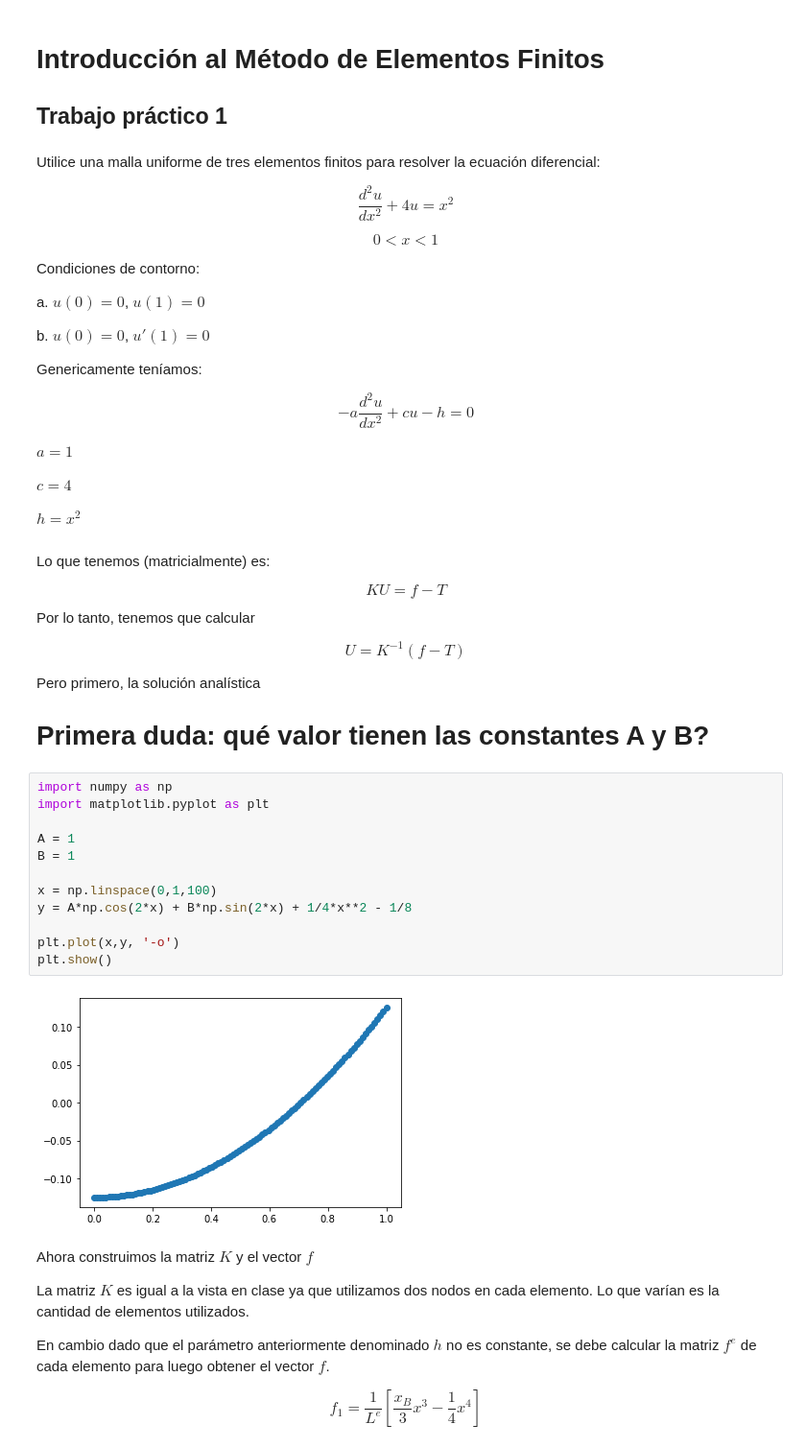
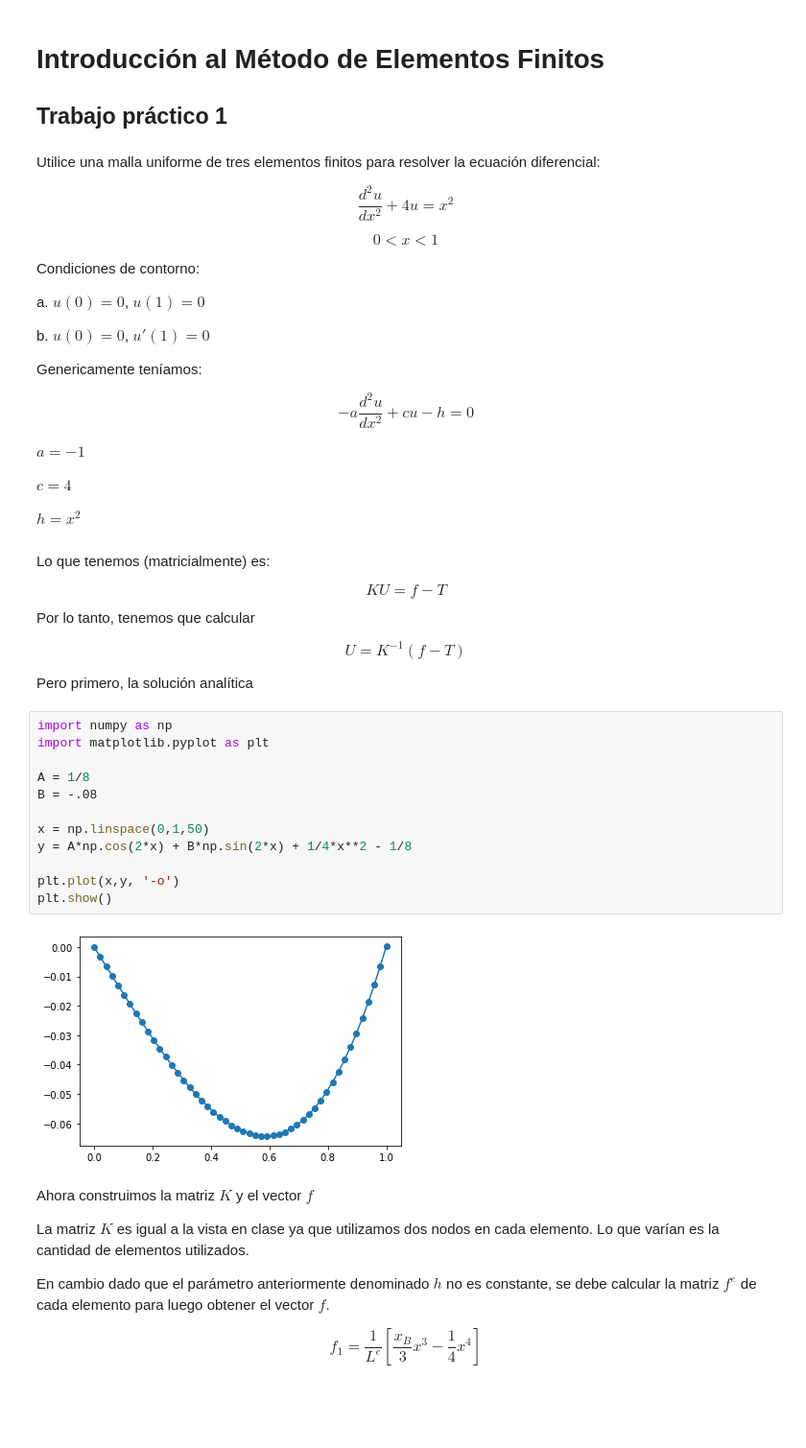
Before and after one commit to abonellitoro/imef_unsam, a Jupyter notebook: TP1/TP1.ipynb, the cells around one changed output. Shown at 96% size. Cells and saved outputs as stored; diff of their text form; blank space fills up the shorter version.

```diff
--- a/TP1/TP1.ipynb
+++ b/TP1/TP1.ipynb
@@ -27,7 +27,7 @@ $$
 - a \frac{d^2 u}{dx^2} + cu - h = 0
 $$
 
-$a = 1$
+$a = -1$
 
 $c = 4$
 
@@ -45,24 +45,21 @@ Lo que tenemos (matricialmente) es:
  U = K^{-1} (f-T)
  $$
 
- Pero primero, la solución analística
-
-
- # Primera duda: qué valor tienen las constantes A y B?
+ Pero primero, la solución analítica
 # %%
 import numpy as np
 import matplotlib.pyplot as plt
 
-A = 1
-B = 1
+A = 1/8
+B = -.08
 
-x = np.linspace(0,1,100)
+x = np.linspace(0,1,50)
 y = A*np.cos(2*x) + B*np.sin(2*x) + 1/4*x**2 - 1/8
 
 plt.plot(x,y, '-o')
 plt.show()
 # %% [output]
-[figure, old version]
+[figure, new version]
 # %% [markdown]
 Ahora construimos la matriz $K$ y el vector $f$
 
```
Also changed, not shown: parts of 9 cells of this notebook, 7 other files.
